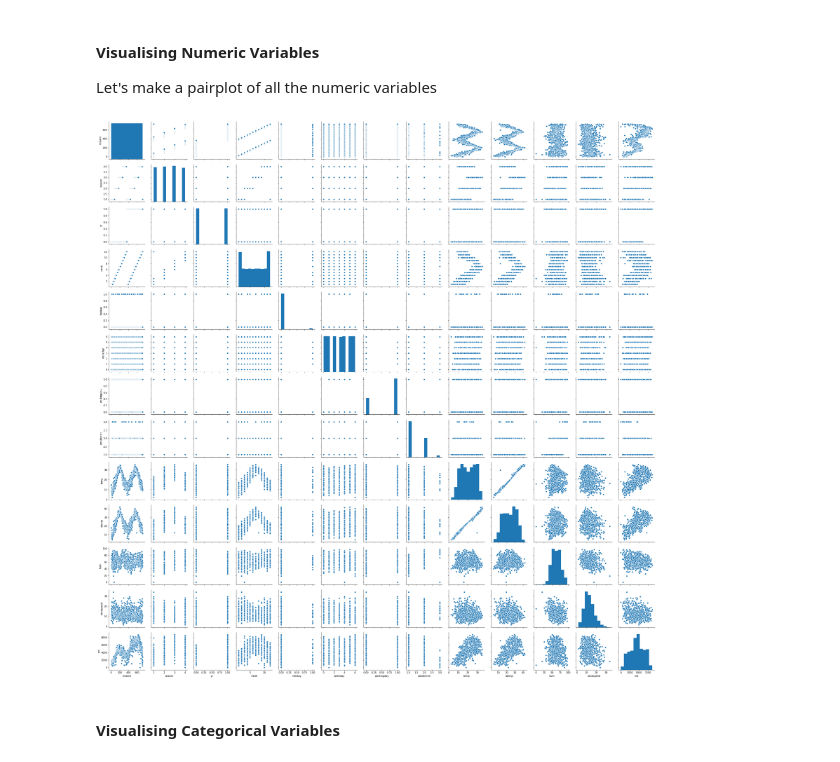
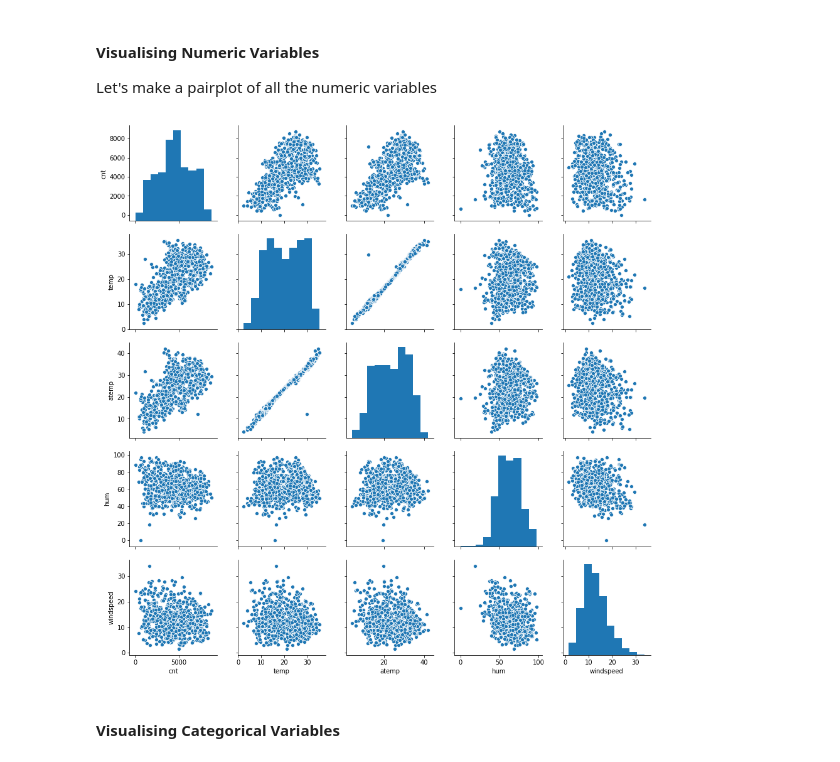
Before and after one commit to UMAR8601/bike-sharing-demand-prediction, a Jupyter notebook: bike-sharing-demand-1.ipynb, the cells around one changed output. Saved outputs shown, nothing was run; the diff lists cells and outputs as text; code cells hidden in the pictures.

```diff
--- a/bike-sharing-demand-1.ipynb
+++ b/bike-sharing-demand-1.ipynb
@@ -43,7 +54,3 @@ Inspect the various aspects of the bike dataframe
 bike_data.shape
 # %% [output]
 (730, 16)
-# %%
-## dropping casual and registered columns
-bike_data.drop(['casual', 'registered'], inplace=True, axis = 1)
-bike_data.head()
@@ -98,10 +98,10 @@ import seaborn as sns
 
 Let's make a pairplot of all the numeric variables
 # %%
-sns.pairplot(bike_data)
+sns.pairplot(data=bike_data,vars=['cnt', 'temp', 'atemp', 'hum','windspeed'])
 plt.show()
 # %% [output]
-[figure, old version]
+[figure, new version]
 # %% [markdown]
 #### Visualising Categorical Variables
 # %%
```
Also changed, not shown: parts of 94 cells of this notebook.
